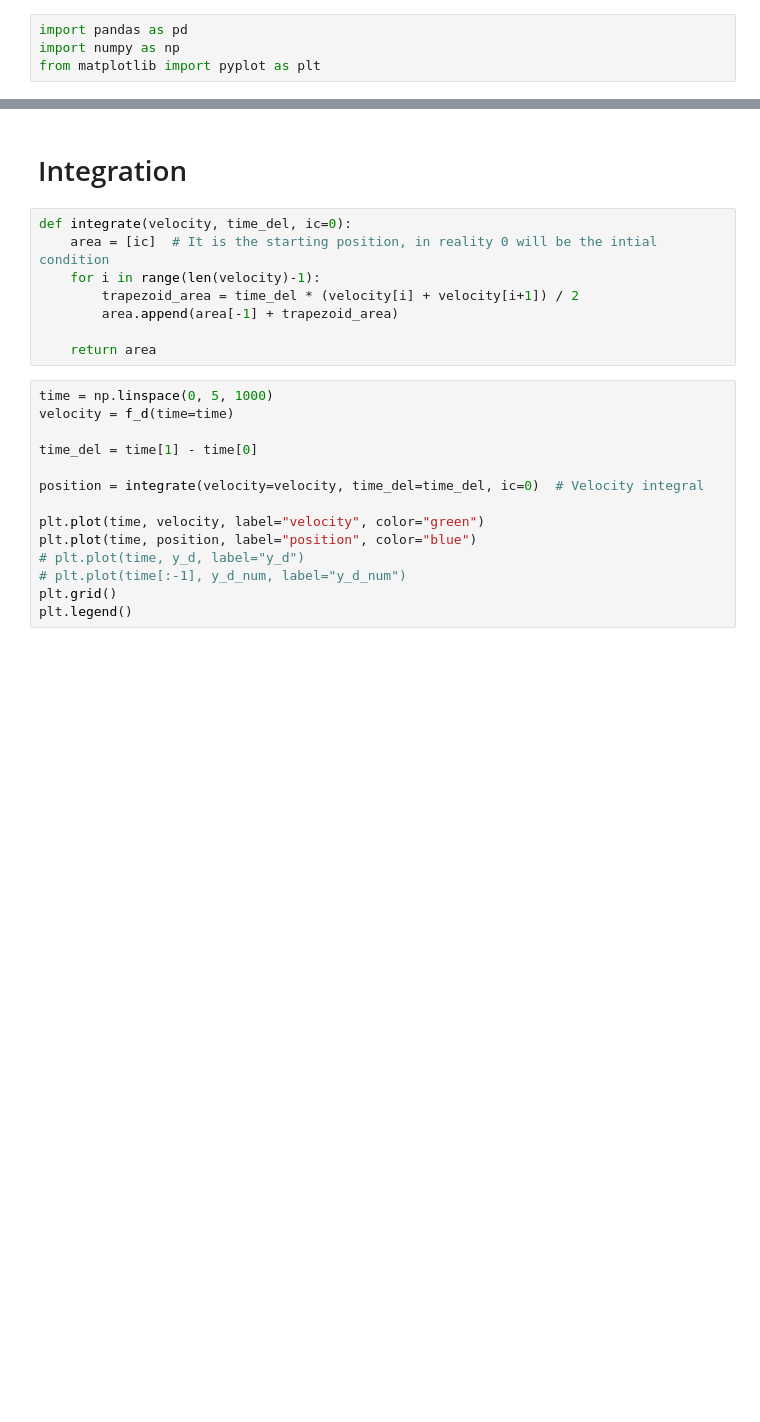
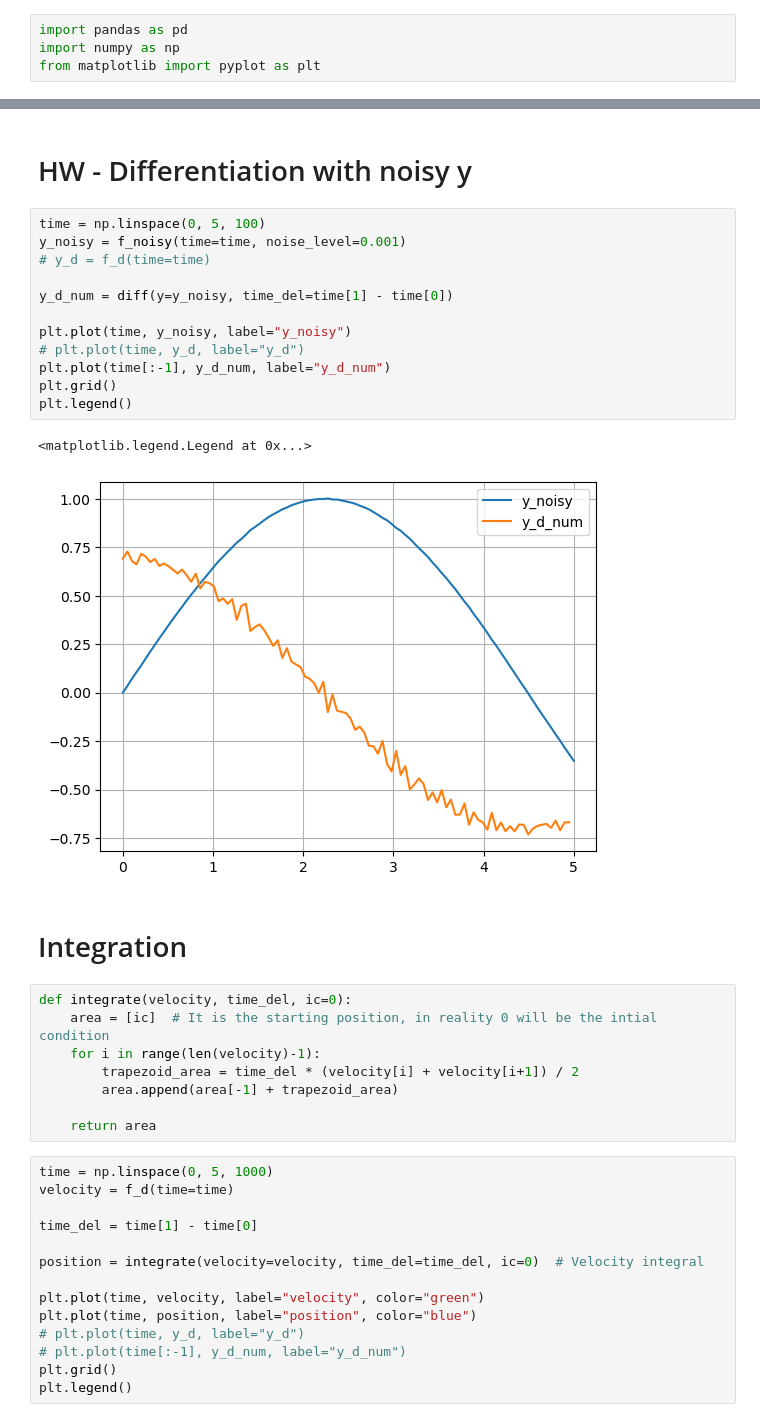
Before and after one commit to gladstonjoseph/learn_calc, a Jupyter notebook: learn_with_tab.ipynb, the cells around one changed output, grey strips where cells are left out. Saved outputs shown, nothing was run; the diff lists cells and outputs as text; blank space fills up the shorter version.

```diff
--- a/learn_with_tab.ipynb
+++ b/learn_with_tab.ipynb
@@ -36,3 +40,20 @@ plt.legend()
+# %% [markdown]
+# HW - Differentiation with noisy y
+# %%
+time = np.linspace(0, 5, 100)
+y_noisy = f_noisy(time=time, noise_level=0.001)
+# y_d = f_d(time=time)
+
+y_d_num = diff(y=y_noisy, time_del=time[1] - time[0])
+
+plt.plot(time, y_noisy, label="y_noisy")
+# plt.plot(time, y_d, label="y_d")
+plt.plot(time[:-1], y_d_num, label="y_d_num")
+plt.grid()
+plt.legend()
+# %% [output]
+<matplotlib.legend.Legend at 0x...>
+[figure, added]
 # %% [markdown]
 # Integration
 # %%
```
Also changed, not shown: parts of 3 cells of this notebook, 1 other file.
